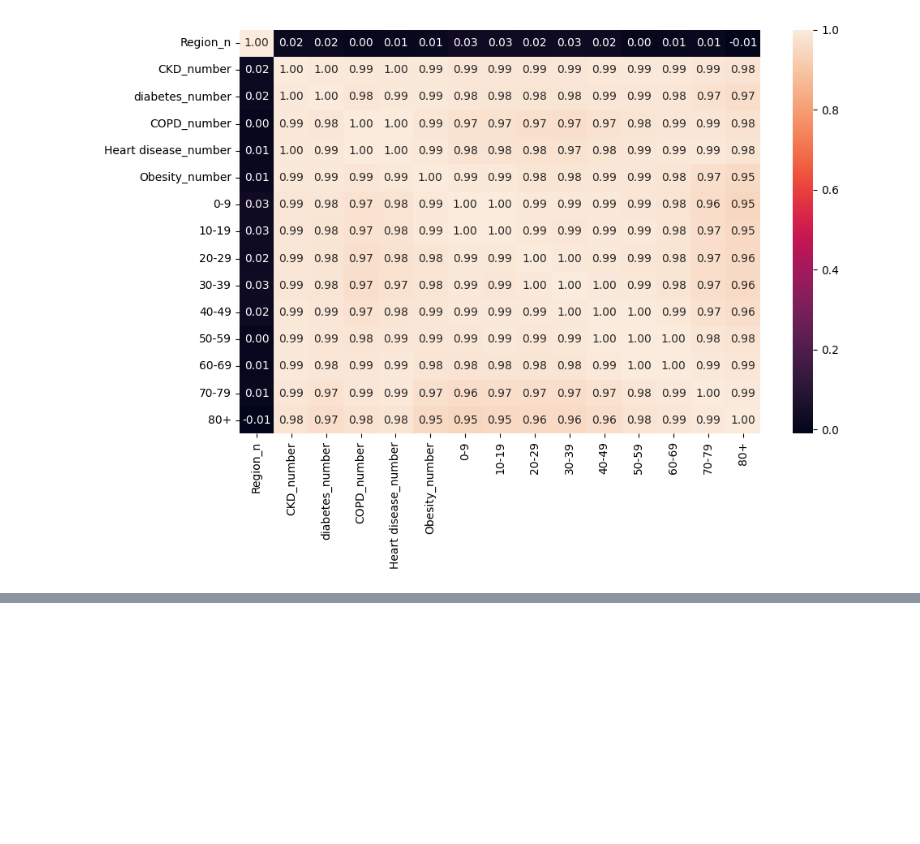
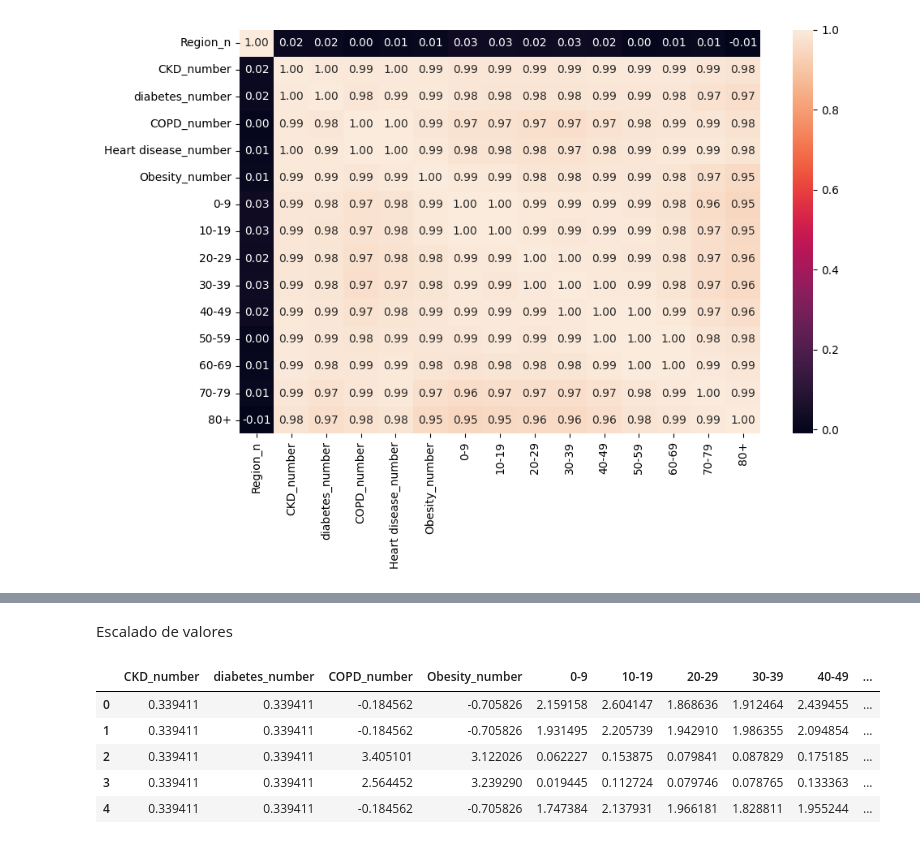
Before and after one commit to 4GeeksAcademy/Regresion-Regularizada-python-template, a Jupyter notebook: Regresion_Regularizada.ipynb, the cells around one changed output, grey strips where cells are left out. Saved outputs shown, nothing was run; the diff lists cells and outputs as text; code cells hidden in the pictures; blank space fills up the shorter version.

```diff
--- a/Regresion_Regularizada.ipynb
+++ b/Regresion_Regularizada.ipynb
@@ -453,0 +502,3 @@ array([0.01361049, 0.00183445, 0.02635228, ..., 0.01993893, 0.0378194 ,
+# %%
+median_COPD = total_data['COPD_number'].median()
+total_data['COPD_number'] = total_data['COPD_number'].apply(lambda x: median_COPD if x < lower_limit or x > upper_limit else x)
@@ -453,0 +518,3 @@ array([0.01361049, 0.00183445, 0.02635228, ..., 0.01993893, 0.0378194 ,
+# %%
+obesity_stats = total_data["Obesity_number"].describe()
+obesity_stats
@@ -453,0 +531,5 @@ array([0.01361049, 0.00183445, 0.02635228, ..., 0.01993893, 0.0378194 ,
+# %%
+obesity_iqr = obesity_stats["75%"] - obesity_stats["25%"]
+upper_limit = obesity_stats["75%"] + 1.5 * obesity_iqr
+lower_limit = obesity_stats["25%"] - 1.5 * obesity_iqr
+print(f"Los límites superior e inferior para la búsqueda de outliers son {round(upper_limit, 2)} y {round(lower_limit, 2)}, con un rango intercuartílico de {round(obesity_iqr, 2)}")
@@ -453,0 +538,3 @@ array([0.01361049, 0.00183445, 0.02635228, ..., 0.01993893, 0.0378194 ,
+# %%
+median_obesity = total_data['Obesity_number'].median()
+total_data['Obesity_number'] = total_data['Obesity_number'].apply(lambda x: median_COPD if x < lower_limit or x > upper_limit else x)
@@ -453,0 +578,23 @@ array([0.01361049, 0.00183445, 0.02635228, ..., 0.01993893, 0.0378194 ,
+# %% [markdown]
+Escalado de valores
+# %%
+
+from sklearn.preprocessing import StandardScaler
+
+data_types = total_data.dtypes
+numeric_columns = [c for c in list(data_types[data_types != "object"].index) if c != "Heart disease_number"]
+
+scaler = StandardScaler()
+norm_features = scaler.fit_transform(total_data[numeric_columns])
+
+
+total_data_scal = pd.DataFrame(norm_features, index = total_data.index, columns = numeric_columns)
+total_data_scal["Heart disease_number"] = total_data["Heart disease_number"]
+total_data_scal.head()
+# %% [output]
+|  | CKD_number | diabetes_number | COPD_number | Obesity_number | 0-9 | 10-19 | 20-29 | 30-39 | 40-49 | ... |
+| 0 | 0.339411 | 0.339411 | -0.184562 | -0.705826 | 2.159158 | 2.604147 | 1.868636 | 1.912464 | 2.439455 | ... |
+| 1 | 0.339411 | 0.339411 | -0.184562 | -0.705826 | 1.931495 | 2.205739 | 1.942910 | 1.986355 | 2.094854 | ... |
+| 2 | 0.339411 | 0.339411 | 3.405101 | 3.122026 | 0.062227 | 0.153875 | 0.079841 | 0.087829 | 0.175185 | ... |
+| 3 | 0.339411 | 0.339411 | 2.564452 | 3.239290 | 0.019445 | 0.112724 | 0.079746 | 0.078765 | 0.133363 | ... |
+| 4 | 0.339411 | 0.339411 | -0.184562 | -0.705826 | 1.747384 | 2.137931 | 1.966181 | 1.828811 | 1.955244 | ... |
```
Also changed, not shown: parts of 56 cells of this notebook.
